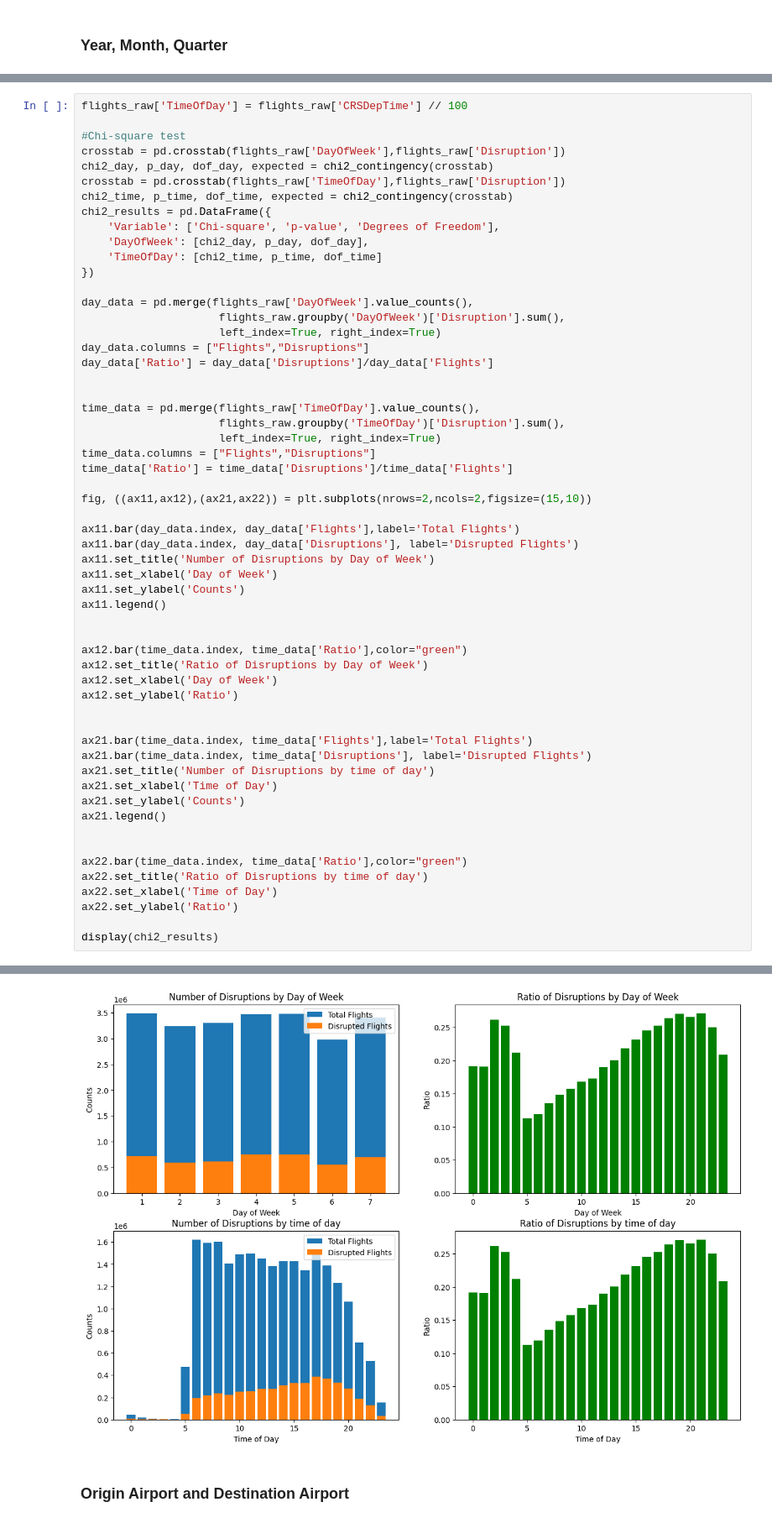
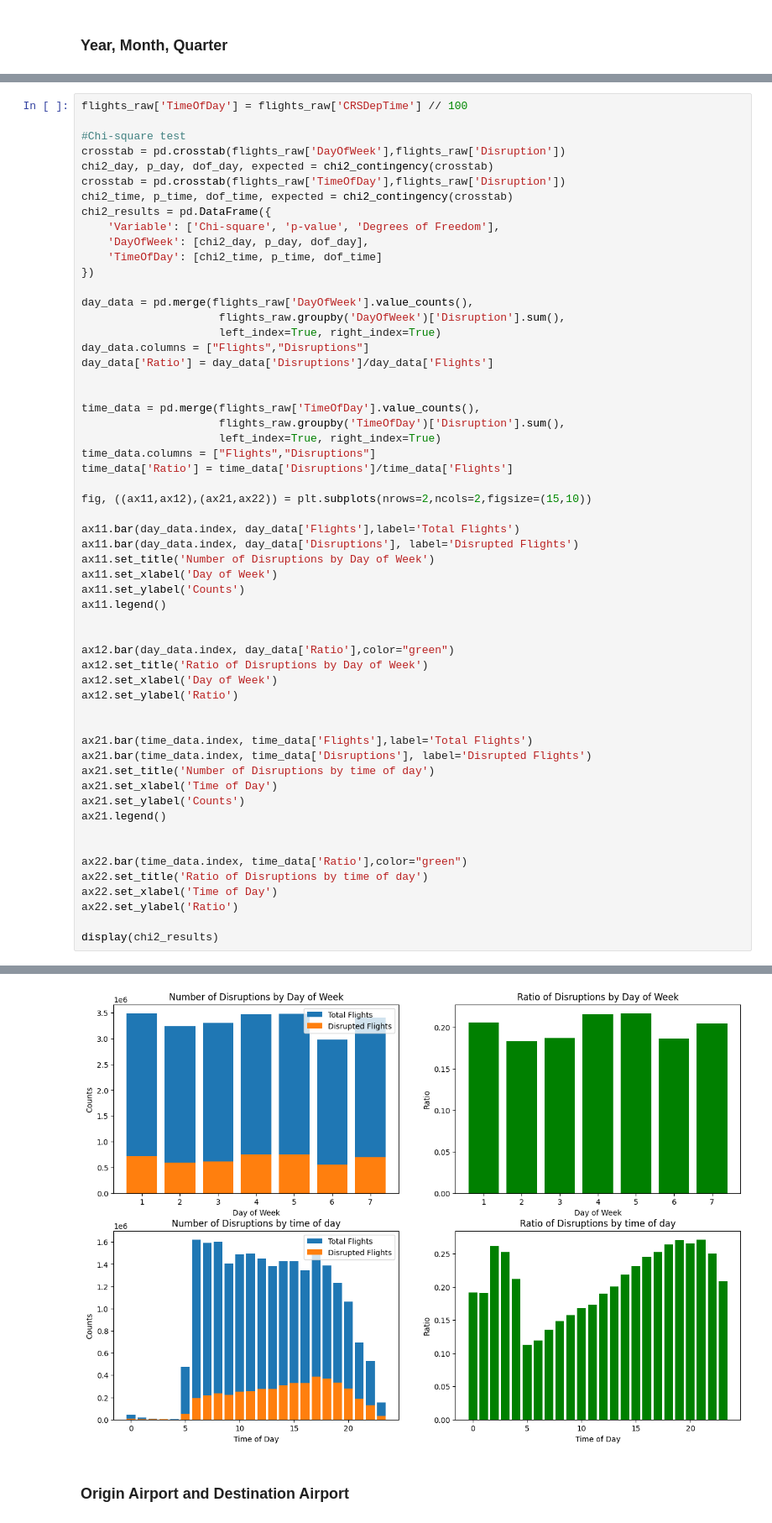
Before and after one commit to samuelleehope/ID5059_Flight_Prediction, a Jupyter notebook: ID5059Project1_Submission.ipynb, the cells around one changed output, grey strips where cells are left out. Shown at 84% size. Cells and saved outputs as stored; diff of their text form.

```diff
--- a/ID5059Project1_Submission.ipynb
+++ b/ID5059Project1_Submission.ipynb
@@ -267,34 +268,34 @@ ax11.bar(day_data.index, day_data['Disruptions'], label='Disrupted Flights')
 ax11.set_title('Number of Disruptions by Day of Week')
 ax11.set_xlabel('Day of Week')
 ax11.set_ylabel('Counts')
 ax11.legend()
 
 
-ax12.bar(time_data.index, time_data['Ratio'],color="green")
+ax12.bar(day_data.index, day_data['Ratio'],color="green")
 ax12.set_title('Ratio of Disruptions by Day of Week')
 ax12.set_xlabel('Day of Week')
 ax12.set_ylabel('Ratio')
 
 
 ax21.bar(time_data.index, time_data['Flights'],label='Total Flights')
 ax21.bar(time_data.index, time_data['Disruptions'], label='Disrupted Flights')
 ax21.set_title('Number of Disruptions by time of day')
 ax21.set_xlabel('Time of Day')
 ax21.set_ylabel('Counts')
 ax21.legend()
 
 
 ax22.bar(time_data.index, time_data['Ratio'],color="green")
 ax22.set_title('Ratio of Disruptions by time of day')
 ax22.set_xlabel('Time of Day')
 ax22.set_ylabel('Ratio')
 
 display(chi2_results)
 # %% [output]
 |  | Variable | DayOfWeek | TimeOfDay |
 | 0 | Chi-square | 24720.764935 | 376049.311374 |
 | 1 | p-value | 0.000000 | 0.000000 |
 | 2 | Degrees of Freedom | 6.000000 | 23.000000 |
-[figure, old version]
+[figure, new version]
 # %% [markdown]
 ### Origin Airport and Destination Airport
```
Also changed, not shown: parts of 29 cells of this notebook.
